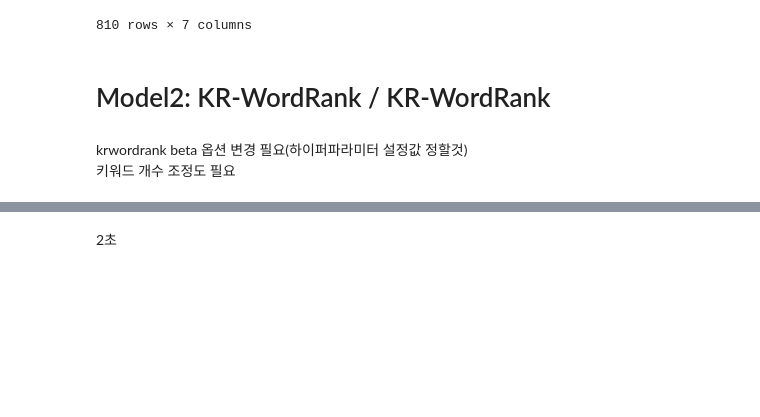
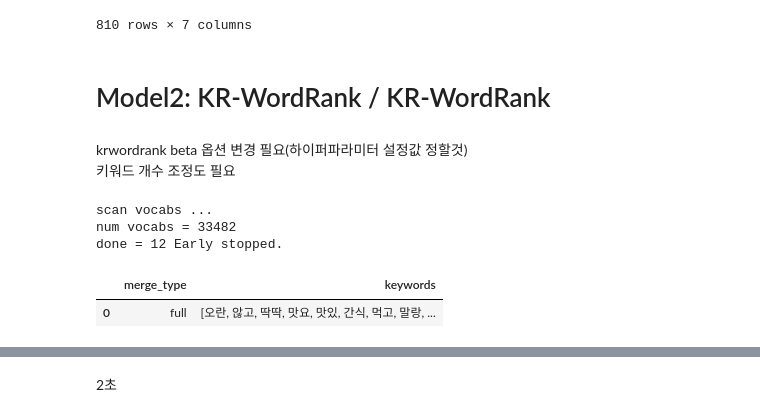
Before and after one commit to zinhyeok/CoReview, a Jupyter notebook: localModel/keyword_test.ipynb, the cells around one changed output, grey strips where cells are left out. Cells and saved outputs as stored; diff of their text form; code cells hidden in the pictures; blank space fills up the shorter version.

```diff
--- a/localModel/keyword_test.ipynb
+++ b/localModel/keyword_test.ipynb
@@ -623,3 +643,15 @@ def df_krwordRank(df, review_col, rate_col=None, stopwords=None, top_k=5, num_ke
         # 새로운 열 추가
         df['krwordrank'] = krwordrank_results
         return df
+# %%
+# 1. 전체 리뷰를 합쳐 키워드 추출
+full_merge_df = df_krwordRank(df_all, review_col='preprocessed_review', stopwords=stopwords_lst, top_k=30, full_merge=True)
+# %% [output]
+scan vocabs ...
+num vocabs = 33482
+done = 12 Early stopped.
+# %%
+full_merge_df
+# %% [output]
+|  | merge_type | keywords |
+| 0 | full | [오란, 않고, 딱딱, 맛요, 맛있, 간식, 먹고, 말랑, ... |
```
Also changed, not shown: parts of 11 cells of this notebook, 5 other files.
